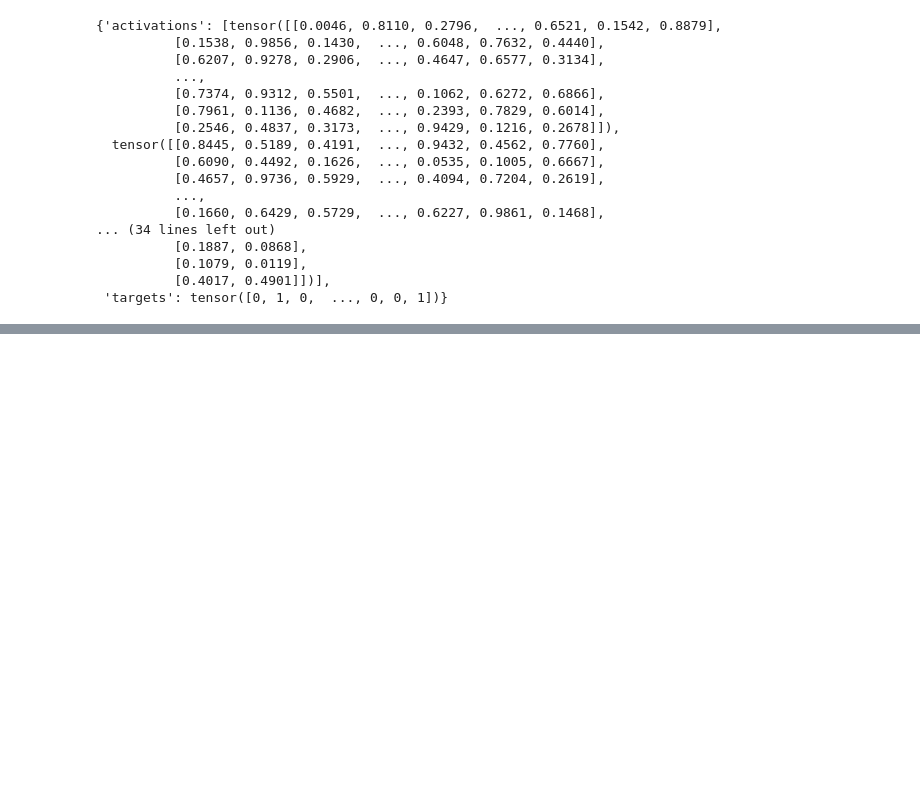
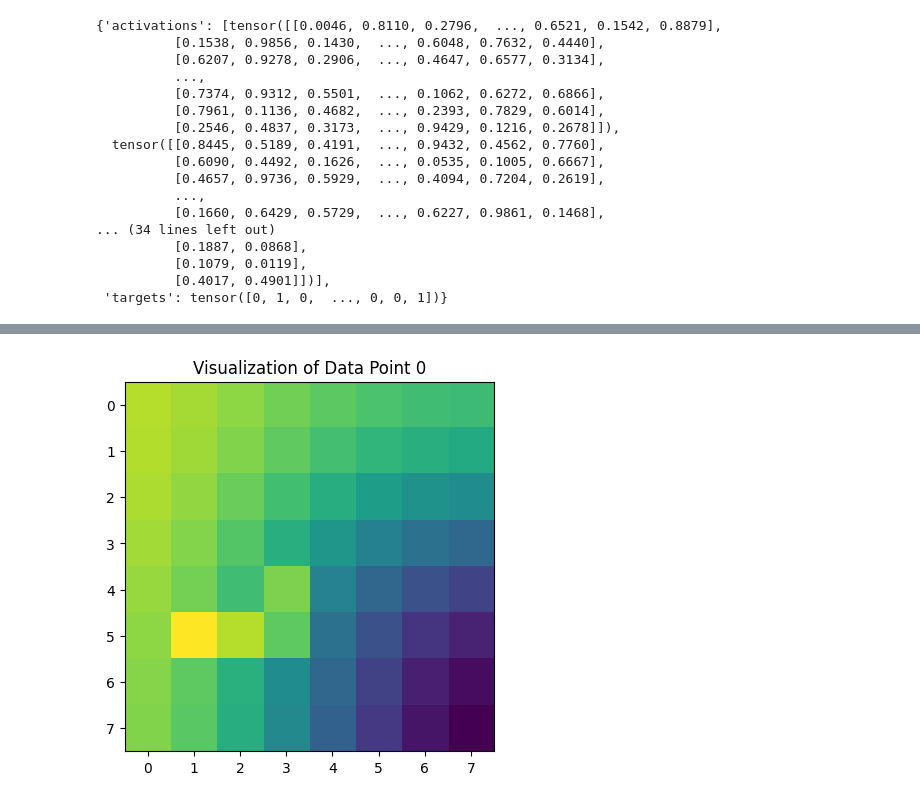
Before and after one commit to saribx/Explainable-AI-neural-network-visualisation-tool, a Jupyter notebook: sample_XAI_1_model.ipynb, the cells around one changed output, grey strips where cells are left out. Drawn from its saved outputs; the diff is of its cells as text; code cells hidden in the pictures; blank space fills up the shorter version.

```diff
--- a/sample_XAI_1_model.ipynb
+++ b/sample_XAI_1_model.ipynb
@@ -229,0 +396,3 @@ torch.save(random_acts_dict,"random_acts_linear_correlated_model_with_targets.pt
+# %%
+model_translation_rotations_correlated_data_dict = torch.load("/content/translations_rotations_1d1p_0.2_correlated.pt")
+model_translation_rotations_correlated_data_dict
@@ -229,0 +417,4 @@ torch.save(random_acts_dict,"random_acts_linear_correlated_model_with_targets.pt
+# %%
+visualize_data_point(model_translation_rotations_correlated_data_dict, data_point_index=0)
+# %% [output]
+[figure, added]
```
Also changed, not shown: parts of 17 cells of this notebook.
